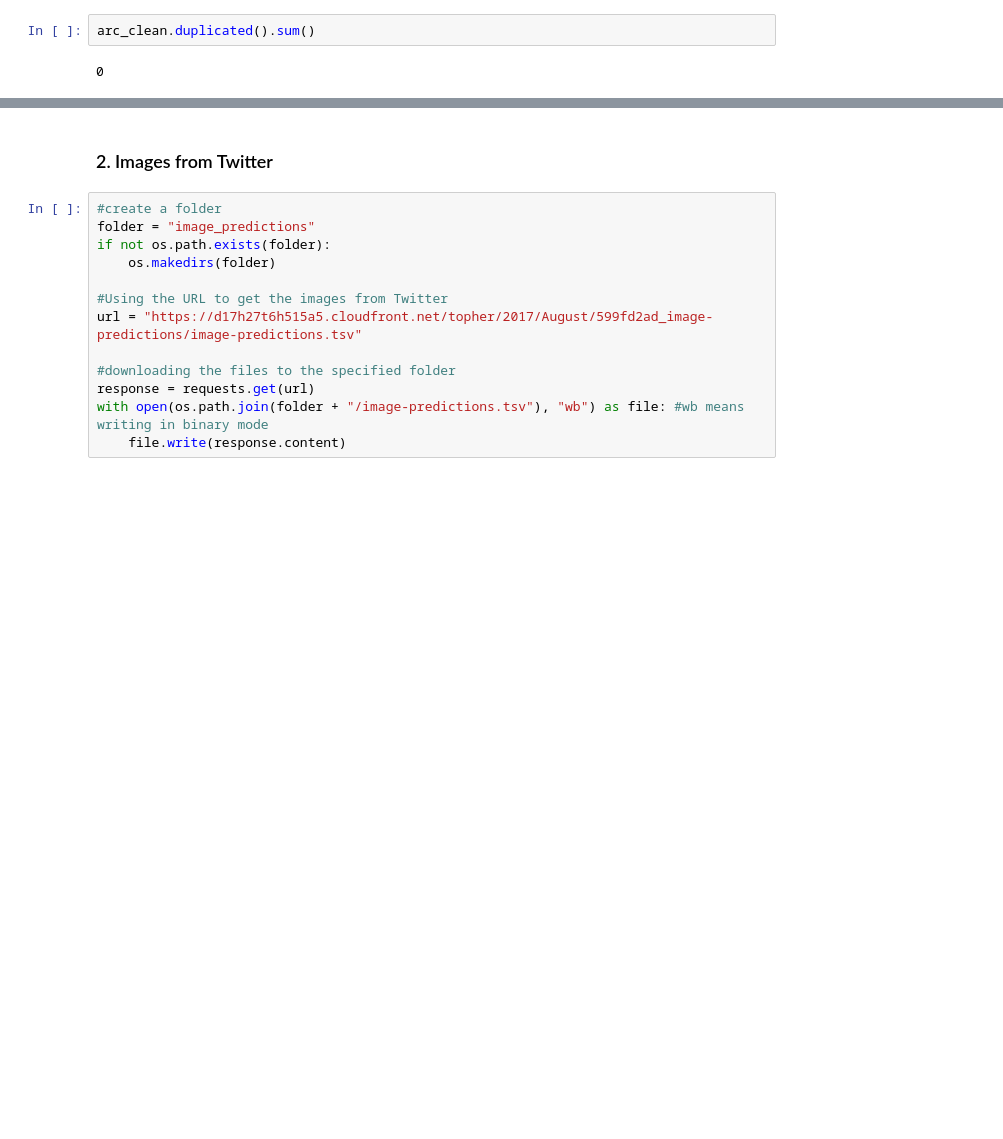
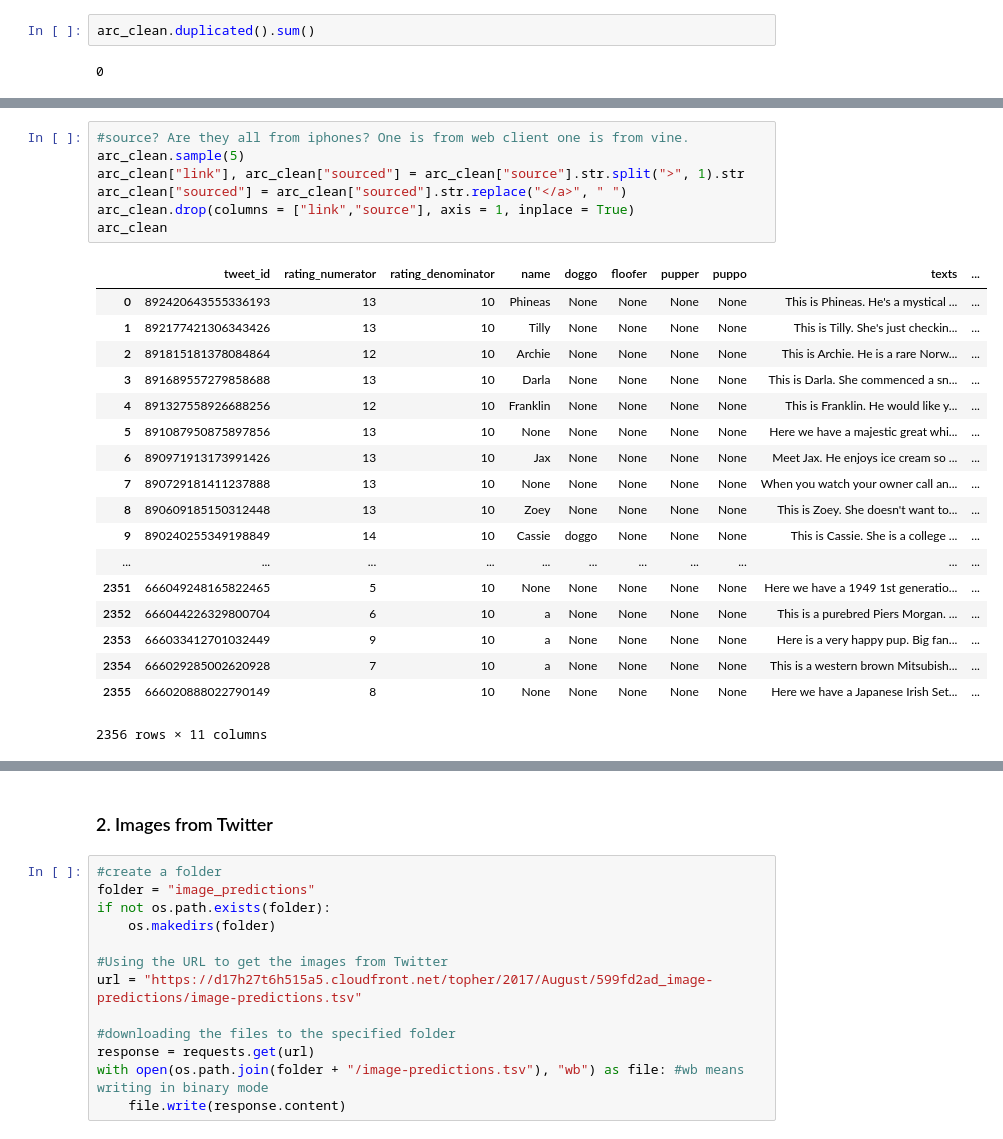
Before and after one commit to chloemcauley/WeRateDogs, a Jupyter notebook: wrangle_act.ipynb, the cells around one changed output, grey strips where cells are left out. Drawn from its saved outputs; the diff is of its cells as text; blank space fills up the shorter version.

```diff
--- a/wrangle_act.ipynb
+++ b/wrangle_act.ipynb
@@ -135,0 +117,26 @@ arc_clean
+# %%
+#source? Are they all from iphones? One is from web client one is from vine.
+arc_clean.sample(5)
+arc_clean["link"], arc_clean["sourced"] = arc_clean["source"].str.split(">", 1).str
+arc_clean["sourced"] = arc_clean["sourced"].str.replace("</a>", " ")
+arc_clean.drop(columns = ["link","source"], axis = 1, inplace = True)
+arc_clean
+# %% [output]
+|  | tweet_id | rating_numerator | rating_denominator | name | doggo | floofer | pupper | puppo | texts | ... |
+| 0 | 892420643555336193 | 13 | 10 | Phineas | None | None | None | None | This is Phineas. He's a mystical ... | ... |
+| 1 | 892177421306343426 | 13 | 10 | Tilly | None | None | None | None | This is Tilly. She's just checkin... | ... |
+| 2 | 891815181378084864 | 12 | 10 | Archie | None | None | None | None | This is Archie. He is a rare Norw... | ... |
+| 3 | 891689557279858688 | 13 | 10 | Darla | None | None | None | None | This is Darla. She commenced a sn... | ... |
+| 4 | 891327558926688256 | 12 | 10 | Franklin | None | None | None | None | This is Franklin. He would like y... | ... |
+| 5 | 891087950875897856 | 13 | 10 | None | None | None | None | None | Here we have a majestic great whi... | ... |
+| 6 | 890971913173991426 | 13 | 10 | Jax | None | None | None | None | Meet Jax. He enjoys ice cream so ... | ... |
+| 7 | 890729181411237888 | 13 | 10 | None | None | None | None | None | When you watch your owner call an... | ... |
+| 8 | 890609185150312448 | 13 | 10 | Zoey | None | None | None | None | This is Zoey. She doesn't want to... | ... |
+| 9 | 890240255349198849 | 14 | 10 | Cassie | doggo | None | None | None | This is Cassie. She is a college ... | ... |
+| ... | ... | ... | ... | ... | ... | ... | ... | ... | ... | ... |
+| 2351 | 666049248165822465 | 5 | 10 | None | None | None | None | None | Here we have a 1949 1st generatio... | ... |
+| 2352 | 666044226329800704 | 6 | 10 | a | None | None | None | None | This is a purebred Piers Morgan. ... | ... |
+| 2353 | 666033412701032449 | 9 | 10 | a | None | None | None | None | Here is a very happy pup. Big fan... | ... |
+| 2354 | 666029285002620928 | 7 | 10 | a | None | None | None | None | This is a western brown Mitsubish... | ... |
+| 2355 | 666020888022790149 | 8 | 10 | None | None | None | None | None | Here we have a Japanese Irish Set... | ... |
+2356 rows × 11 columns
```
Also changed, not shown: parts of 49 cells of this notebook.
